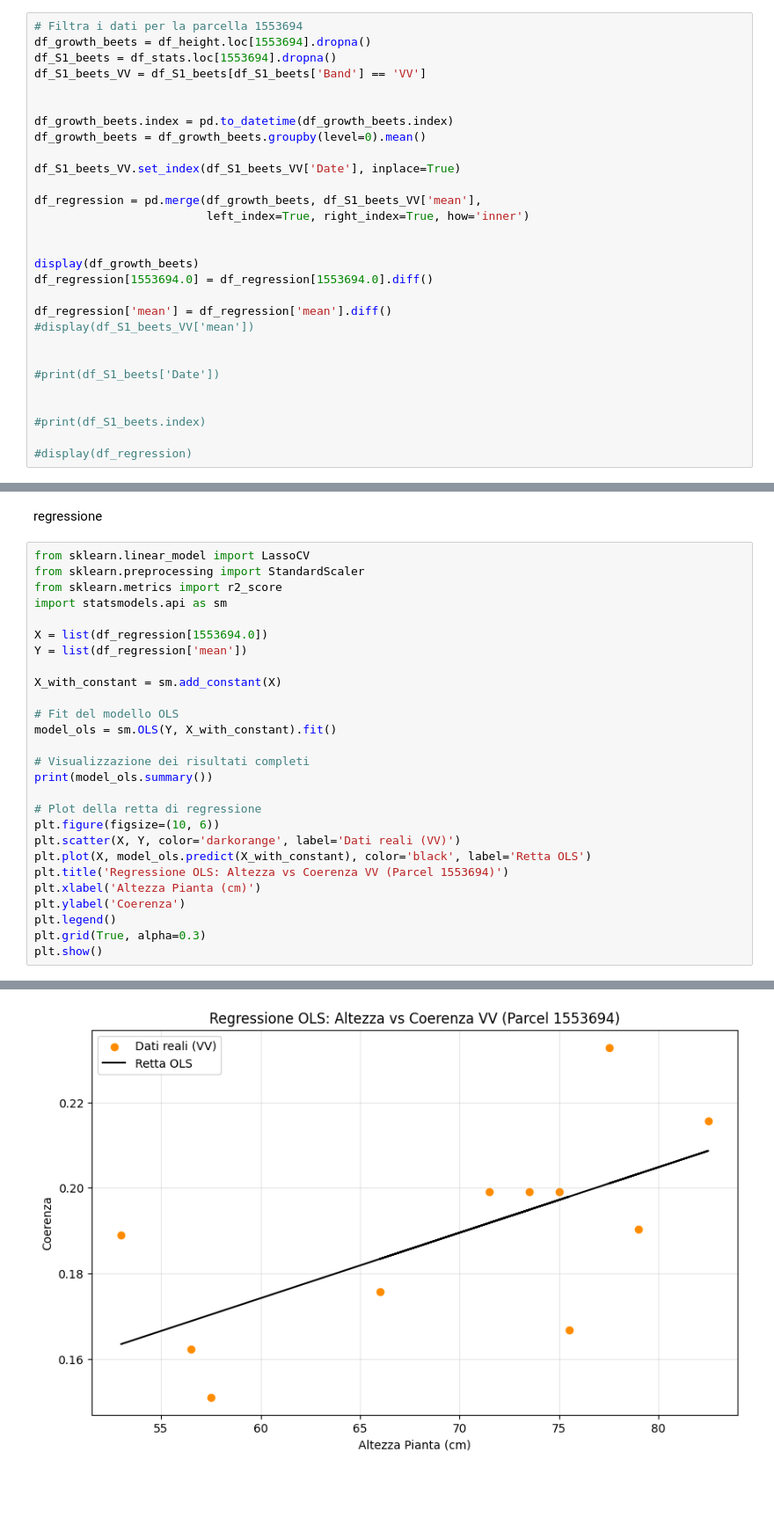
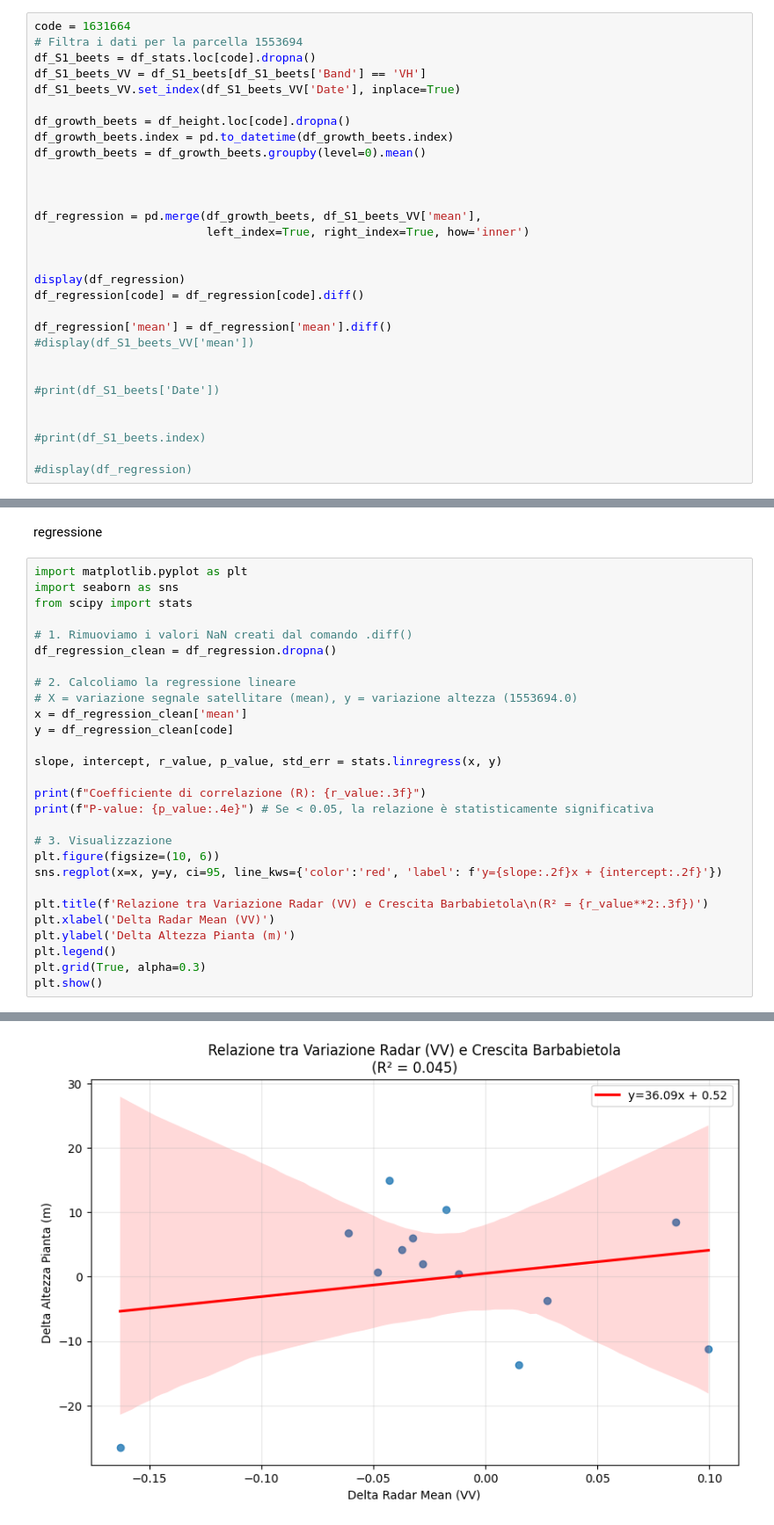
Before and after one commit to cFr4nk/Tesi_SAR_Analysis, a Jupyter notebook: Regressions.ipynb, the cells around one changed output, grey strips where cells are left out. Shown at 88% size. Saved outputs shown, nothing was run; the diff lists cells and outputs as text; blank space fills up the shorter version.

```diff
--- a/Regressions.ipynb
+++ b/Regressions.ipynb
@@ -101,23 +173,24 @@ display(df_height)
 # %% [markdown]
 Preparing the dataframes for the regression
 # %%
+code = 1631664
 # Filtra i dati per la parcella 1553694
-df_growth_beets = df_height.loc[1553694].dropna()
-df_S1_beets = df_stats.loc[1553694].dropna()
-df_S1_beets_VV = df_S1_beets[df_S1_beets['Band'] == 'VV']
+df_S1_beets = df_stats.loc[code].dropna()
+df_S1_beets_VV = df_S1_beets[df_S1_beets['Band'] == 'VH']
+df_S1_beets_VV.set_index(df_S1_beets_VV['Date'], inplace=True)
 
-
+df_growth_beets = df_height.loc[code].dropna()
 df_growth_beets.index = pd.to_datetime(df_growth_beets.index)
 df_growth_beets = df_growth_beets.groupby(level=0).mean()
 
-df_S1_beets_VV.set_index(df_S1_beets_VV['Date'], inplace=True)
+
 
 df_regression = pd.merge(df_growth_beets, df_S1_beets_VV['mean'],
                          left_index=True, right_index=True, how='inner')
 
 
-display(df_growth_beets)
-df_regression[1553694.0] = df_regression[1553694.0].diff()
+display(df_regression)
+df_regression[code] = df_regression[code].diff()
 
 df_regression['mean'] = df_regression['mean'].diff()
 #display(df_S1_beets_VV['mean'])
@@ -150,29 +227,30 @@ plt.scatter(df_regression['mean'],df_regression[1553694.0])
 # %% [markdown]
 regressione
 # %%
-from sklearn.linear_model import LassoCV
-from sklearn.preprocessing import StandardScaler
-from sklearn.metrics import r2_score
-import statsmodels.api as sm
+import matplotlib.pyplot as plt
+import seaborn as sns
+from scipy import stats
 
-X = list(df_regression[1553694.0])
-Y = list(df_regression['mean'])
+# 1. Rimuoviamo i valori NaN creati dal comando .diff()
+df_regression_clean = df_regression.dropna()
 
-X_with_constant = sm.add_constant(X)
+# 2. Calcoliamo la regressione lineare
+# X = variazione segnale satellitare (mean), y = variazione altezza (1553694.0)
+x = df_regression_clean['mean']
+y = df_regression_clean[code]
 
-# Fit del modello OLS
-model_ols = sm.OLS(Y, X_with_constant).fit()
+slope, intercept, r_value, p_value, std_err = stats.linregress(x, y)
 
-# Visualizzazione dei risultati completi
-print(model_ols.summary())
+print(f"Coefficiente di correlazione (R): {r_value:.3f}")
+print(f"P-value: {p_value:.4e}") # Se < 0.05, la relazione è statisticamente significativa
 
-# Plot della retta di regressione
+# 3. Visualizzazione
 plt.figure(figsize=(10, 6))
-plt.scatter(X, Y, color='darkorange', label='Dati reali (VV)')
-plt.plot(X, model_ols.predict(X_with_constant), color='black', label='Retta OLS')
-plt.title('Regressione OLS: Altezza vs Coerenza VV (Parcel 1553694)')
-plt.xlabel('Altezza Pianta (cm)')
-plt.ylabel('Coerenza')
+sns.regplot(x=x, y=y, ci=95, line_kws={'color':'red', 'label': f'y={slope:.2f}x + {intercept:.2f}'})
+
+plt.title(f'Relazione tra Variazione Radar (VV) e Crescita Barbabietola\n(R² = {r_value**2:.3f})')
+plt.xlabel('Delta Radar Mean (VV)')
+plt.ylabel('Delta Altezza Pianta (m)')
 plt.legend()
 plt.grid(True, alpha=0.3)
 plt.show()
@@ -197 +260 @@ Notes:
-[figure, old version]
+[figure, new version]
```
Also changed, not shown: parts of 10 cells of this notebook, 4 other files.
